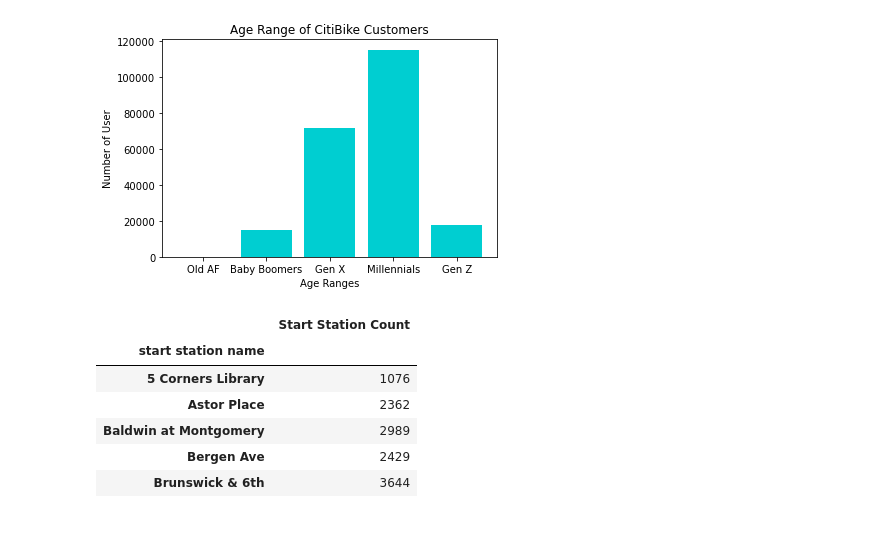
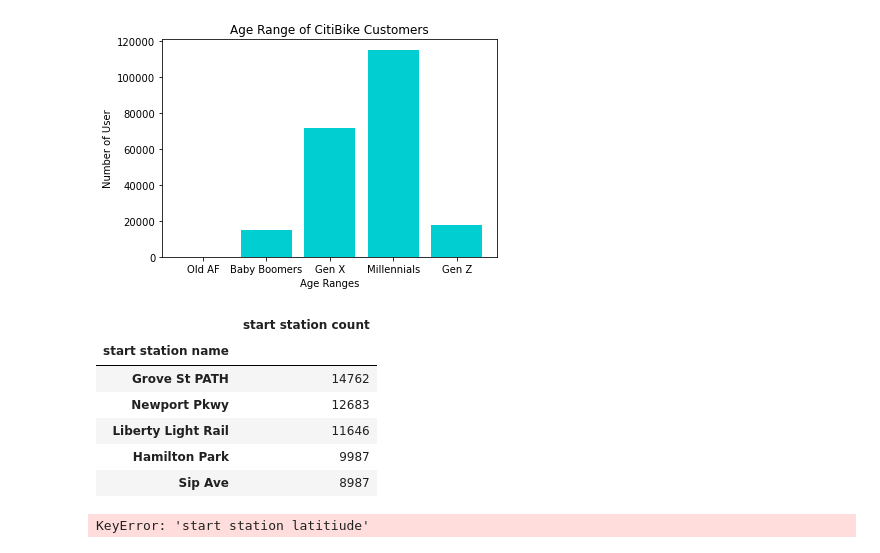
Before and after one commit to tnatoli29/Project_1, a Jupyter notebook: CitiBike/CitiBike 2020 Merge.ipynb, the cells around one changed output. Cells and saved outputs as stored; diff of their text form; code cells hidden in the pictures.

```diff
--- a/CitiBike/CitiBike 2020 Merge.ipynb
+++ b/CitiBike/CitiBike 2020 Merge.ipynb
@@ -86,3 +86,10 @@ combined2020_CitiBike_df8
 | 219912 | 199 | 2020-08-31 23:50:37.2650 | 2020-08-31 23:53:56.9490 | 3195 | Sip Ave | 40.730897 | ... |
 | 219913 | 333 | 2020-08-31 23:55:30.8050 | 2020-09-01 00:01:04.4110 | 3211 | Newark Ave | 40.721525 | ... |
 219914 rows × 15 columns
+# %%
+#splitting start time column
+
+combined2020_CitiBike_df8['starttime'] = pd.to_datetime(combined2020_CitiBike_df8['starttime'])
+combined2020_CitiBike_df8['start date'] = combined2020_CitiBike_df8['starttime'].dt.date
+combined2020_CitiBike_df8['start time'] = combined2020_CitiBike_df8['starttime'].dt.time
+combined2020_CitiBike_df8.head()
@@ -88,0 +103,7 @@ combined2020_CitiBike_df8
+# %%
+#splitting end time time column
+
+combined2020_CitiBike_df8['stoptime'] = pd.to_datetime(combined2020_CitiBike_df8['stoptime'])
+combined2020_CitiBike_df8['end date'] = combined2020_CitiBike_df8['stoptime'].dt.date
+combined2020_CitiBike_df8['end time'] = combined2020_CitiBike_df8['stoptime'].dt.time
+combined2020_CitiBike_df8.head()
@@ -232,26 +419,23 @@ Text(0, 0.5, 'Number of User')
 [figure]
 # %%
 # Groupby start stations
-
 startstation = combined2020_CitiBike_df8.groupby(["start station name"])
 startstationcount = startstation["start station name"].count()
-
-
 #create new DataFrame
-station_df = pd.DataFrame({"Start Station Count": startstationcount})
-
-station_df
-
+top5_start_stations = pd.DataFrame({"start station count" : startstationcount})
 #Sort the start station count column in descending order
-station_df.sort_values('Start Station Count', ascending=False)
-
-station_df.head(5)
+top5_start_stations = top5_start_stations.sort_values(["start station count"], ascending = [False])
+top5_start_stations.head()
 # %% [output]
-|  | Start Station Count |
+|  | start station count |
 | start station name |  |
-| 5 Corners Library | 1076 |
-| Astor Place | 2362 |
-| Baldwin at Montgomery | 2989 |
-| Bergen Ave | 2429 |
-| Brunswick & 6th | 3644 |
+| Grove St PATH | 14762 |
+| Newport Pkwy | 12683 |
+| Liberty Light Rail | 11646 |
+| Hamilton Park | 9987 |
+| Sip Ave | 8987 |
+# %%
+startstation = combined2020_CitiBike_df8.groupby(["start station name", "start station latitiude", "start station longitude"])
+# %% [output]
+KeyError: 'start station latitiude'
 # %%
```
Also changed, not shown: parts of 21 cells of this notebook.
